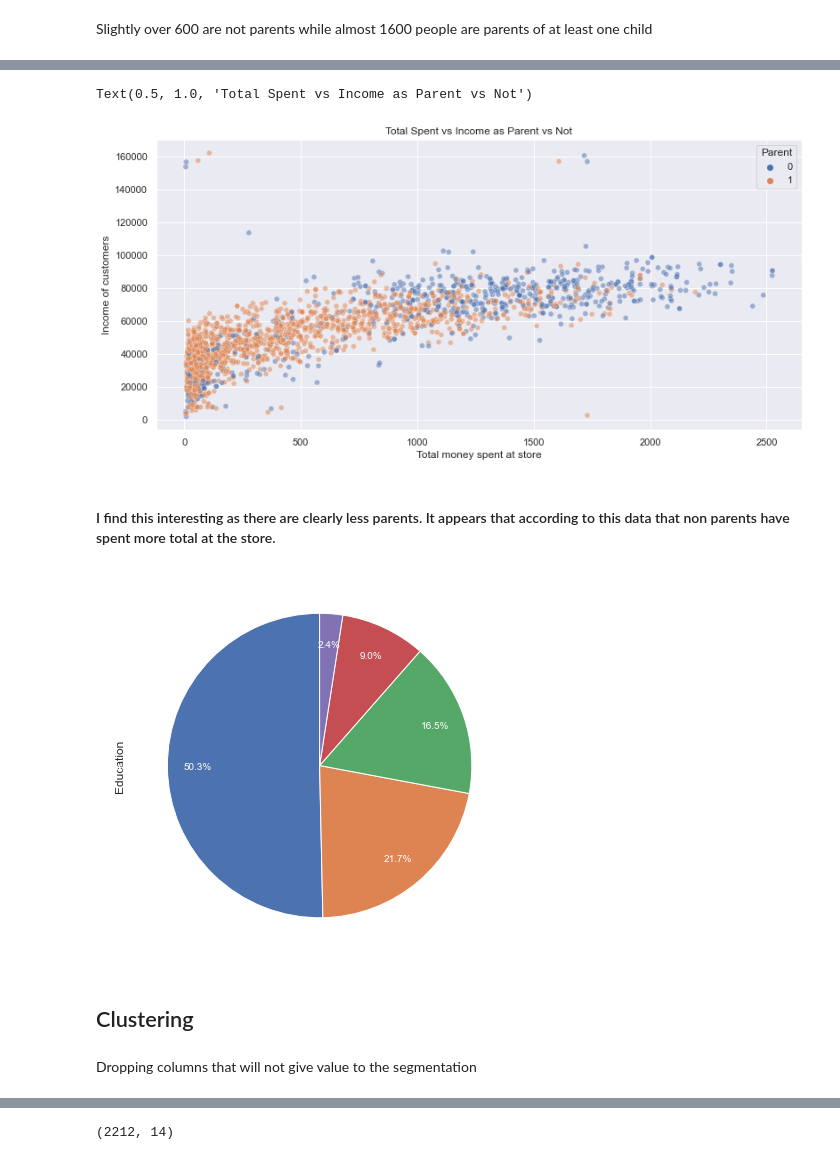
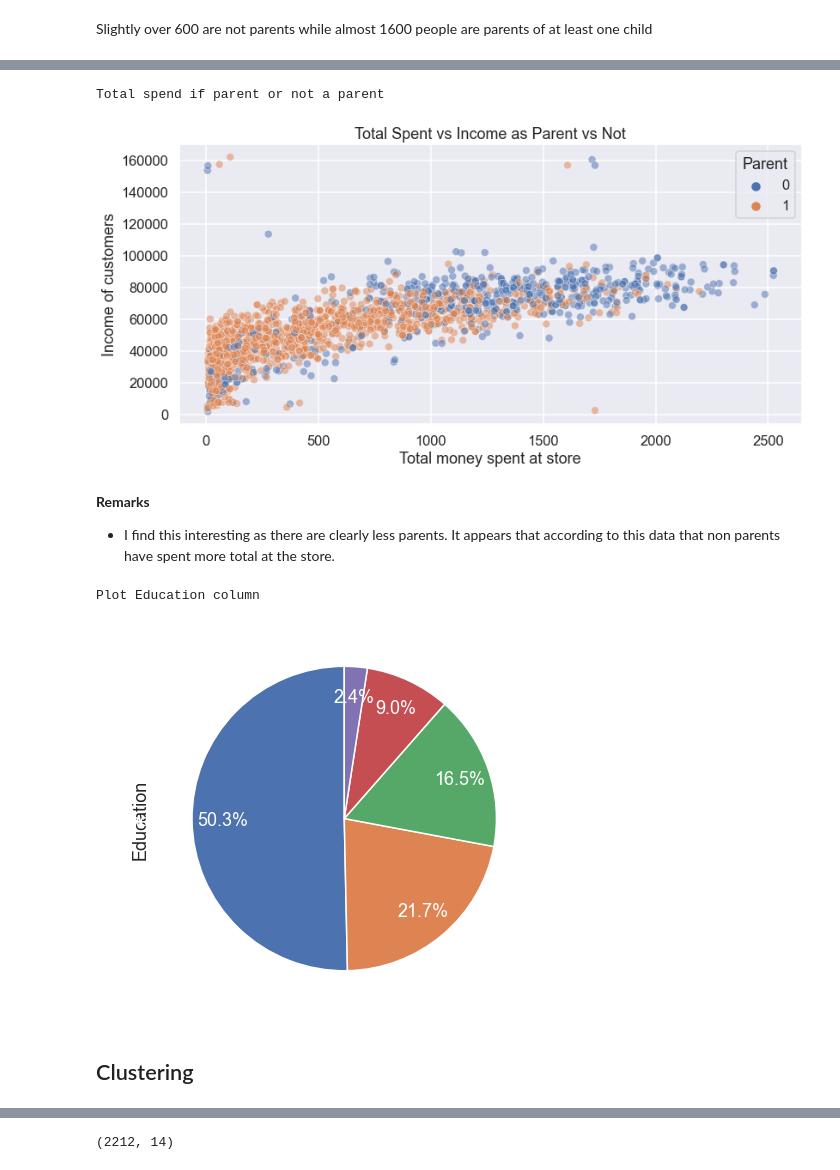
Before and after one commit to ITguy2018/ClusterAnalysis, a Jupyter notebook: Marketing_Campaign.ipynb, the cells around one changed output, grey strips where cells are left out. Drawn from its saved outputs; the diff is of its cells as text; code cells hidden in the pictures.

```diff
--- a/Marketing_Campaign.ipynb
+++ b/Marketing_Campaign.ipynb
@@ -506,5 +558,7 @@ sns.barplot(x='Marital_Status', y='Income', data=df)
 # %%
 # Barplot to represent marital_status to totalexpenses
+sns.set_context('talk')
 plt.figure(figsize=(13,6))
-sns.barplot(x='Marital_Status', y='TotalExpenses', data=df)
+sns.barplot(x='Marital_Status', y='TotalExpenses', data=df, palette='PuBu')
+plt.show()
 # %% [output]
@@ -514,7 +567,8 @@ sns.barplot(x='Marital_Status', y='TotalExpenses', data=df)
 The two charts above tell us that marital_status has no major correlation between income and spending at the store. Which means we can drop it when we create our model, kinda surprised we ended being able to drop this column.
 # %%
 # Scatter plot with Income vs Total Expenses
-
+sns.set_context('talk')
 plt.figure(figsize=(13,6))
 sns.scatterplot(data=df, x='Income', y='TotalExpenses')
+plt.show()
 # %% [output]
@@ -524,6 +577,8 @@ sns.scatterplot(data=df, x='Income', y='TotalExpenses')
 Clearly there is a major correlation between how much money a customer makes and how much they have spent.
 # %%
 # Parent vs Non Parents
+sns.set_context('talk')
 plt.figure(figsize=(13,6))
 sns.countplot(x="Parent", data=df, palette='Set3')
+print("Parent and non parents count")
 # %% [output]
@@ -543,4 +598,5 @@ df.head()
 # %%
+sns.set_context('talk')
 plt.figure(figsize=(13,6))
 sns.scatterplot(data=df, x='TotalExpenses',
                          y='Income',
@@ -551,16 +607,21 @@ sns.scatterplot(data=df, x='TotalExpenses',
 plt.xlabel('Total money spent at store')
 plt.ylabel('Income of customers')
 plt.title('Total Spent vs Income as Parent vs Not')
+print("Total spend if parent or not a parent")
 # %% [output]
-Text(0.5, 1.0, 'Total Spent vs Income as Parent vs Not')
+Total spend if parent or not a parent
-[figure, old version]
+[figure, new version]
 # %% [markdown]
-#### I find this interesting as there are clearly less parents. It appears that according to this data that non parents have spent more total at the store.
+**Remarks**
+
+   - I find this interesting as there are clearly less parents. It appears that according to this data that non parents have spent more total at the store.
 # %%
+sns.set_context('talk')
 plot = eduPlot.plot.pie(autopct='%1.1f%%',pctdistance=0.8,startangle=90,
                               figsize=(12,7), textprops={'color':"w"})
 
-# Plot Education column
+print("Plot Education column")
 # %% [output]
+Plot Education column
-[figure, old version]
+[figure, new version]
 # %%
@@ -568,5 +629,3 @@ plot = eduPlot.plot.pie(autopct='%1.1f%%',pctdistance=0.8,startangle=90,
 data_df = df.copy()
 # %% [markdown]
 ## Clustering
-# %% [markdown]
-Dropping columns that will not give value to the segmentation
```
Also changed, not shown: parts of 71 cells of this notebook.
